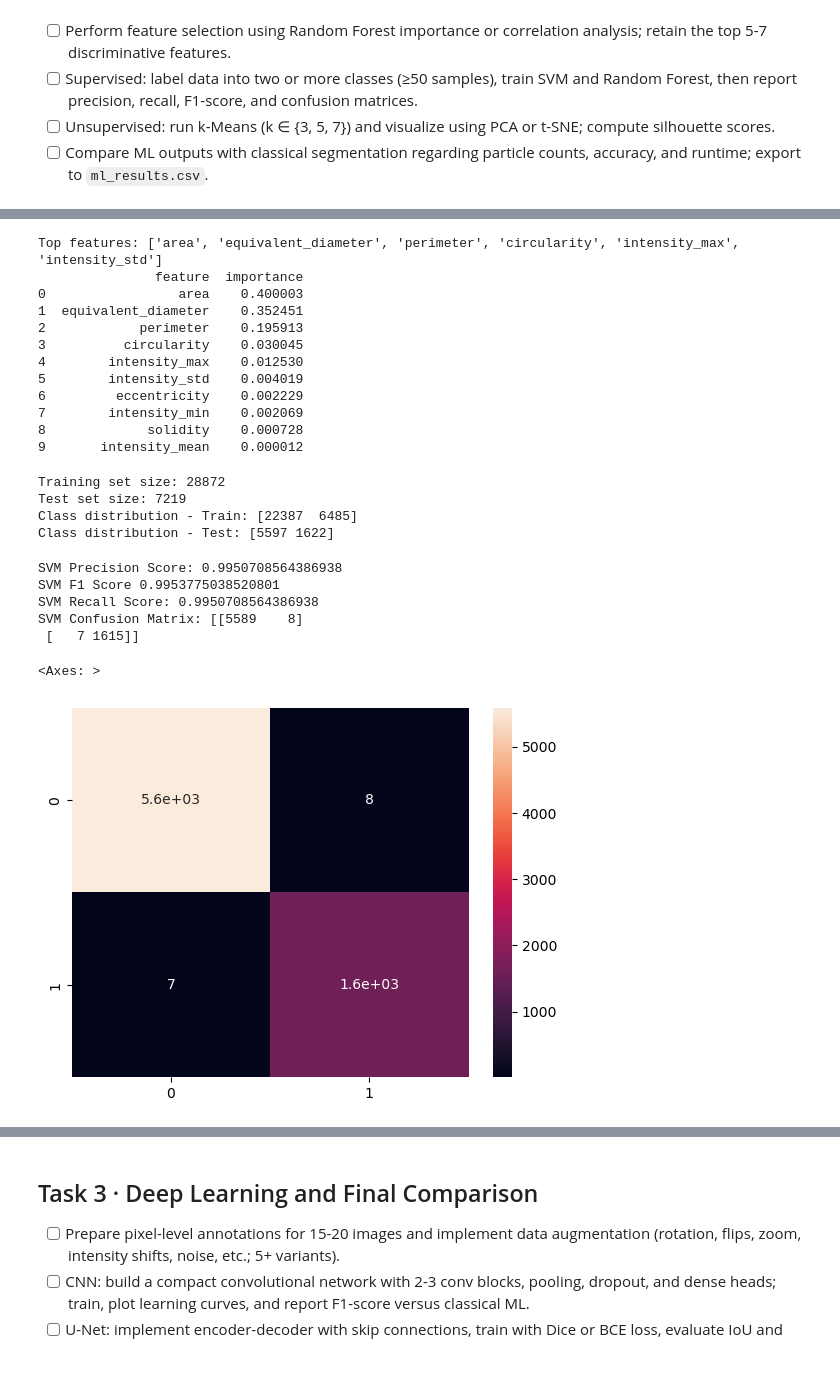
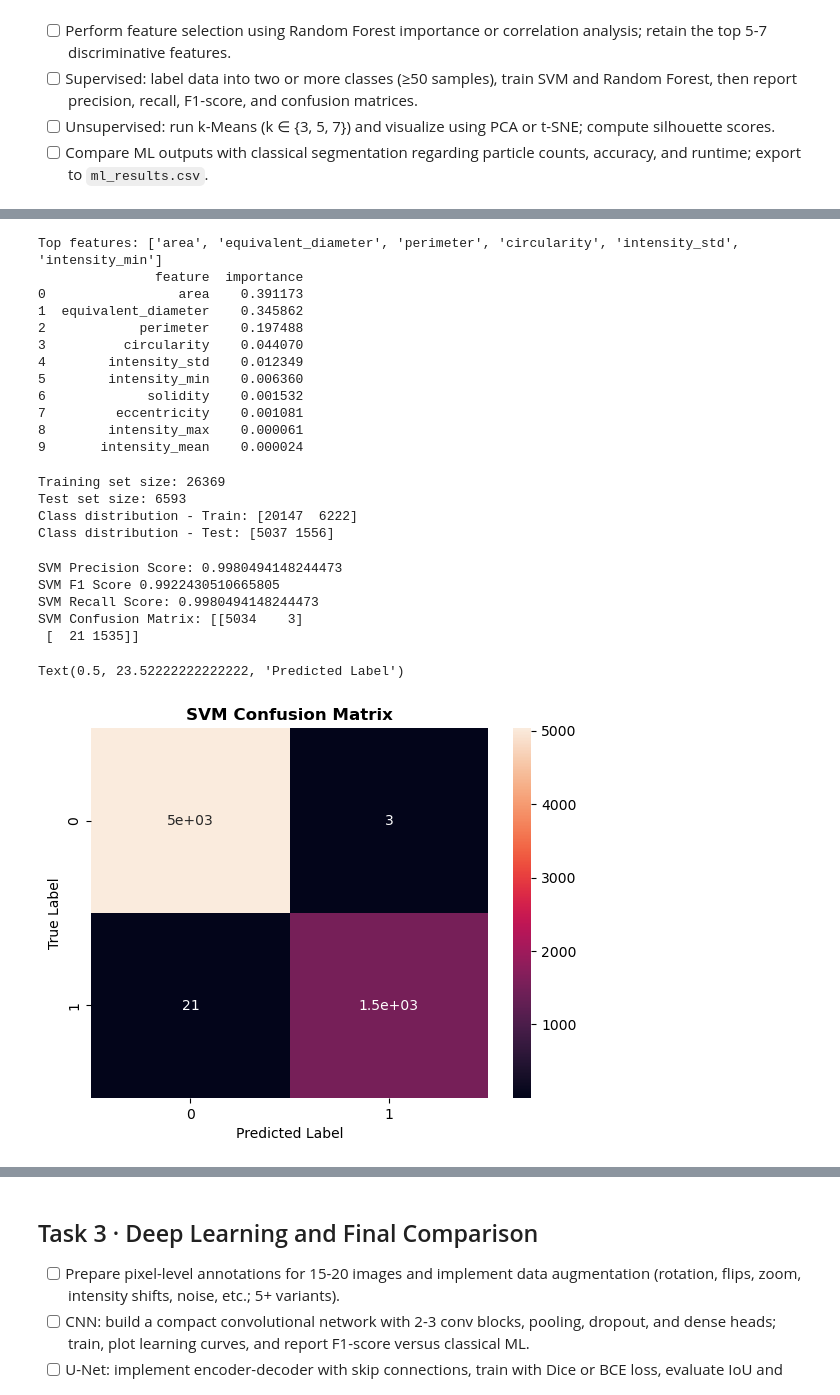
Before and after one commit to kgeisenman/MATSCI465_KatieEisenman, a Jupyter notebook: Week3+4/assignment_04_combined (1).ipynb, the cells around one changed output, grey strips where cells are left out. Cells and saved outputs as stored; diff of their text form; code cells hidden in the pictures; blank space fills up the shorter version.

```diff
--- a/Week3+4/assignment_04_combined (1).ipynb
+++ b/Week3+4/assignment_04_combined (1).ipynb
@@ -31,11 +31,16 @@ from scipy import fft
 import matplotlib.pyplot as plt
 import os
 
+
+import tensorflow as tf
+tf.config.set_visible_devices([], 'GPU')       # <-- hard-disable Apple Metal GPU
+
+
 # DOPAD dataset: download from https://dopad.github.io/docs/download/
 # After extraction, adjust IMAGE_DIR to your local path
 
 # Use absolute path to ensure it works regardless of kernel working directory
-IMAGE_DIR = Path('/Users/kgeis/Documents/MSE-465/MATSCI465_KatieEisenman/Week3+4/samples')
+IMAGE_DIR = Path('/Users/kgeis/Documents/MSE-465/samples')
 
 print(f"Current working directory: {os.getcwd()}")
 print(f"IMAGE_DIR: {IMAGE_DIR}")
@@ -105,7 +110,7 @@ SNR After Median Filtering: 4.91625
 SNR After CLAHE: 4.91846
 # %%
 threshold = filters.threshold_otsu(enhanced_image)
-binary = enhanced_image > threshold
+binary = enhanced_image < threshold
 
 separated = scipy.ndimage.distance_transform_edt(binary)
 
@@ -207,25 +212,6 @@ from sklearn.svm import SVC
 #     edges = canny(region)
 #     edge_rat = np.sum(edges) / area
 
-#FIX LATERRR
-def edge_ratio(region):
-    """
-    Fraction of pixels inside the region that are detected as edges by Canny.
-    This function is compatible with skimage.measure.regionprops(..., extra_properties=[edge_ratio]).
-    """
-    # Bbox-aligned intensity patch and binary mask are provided by regionprops:
-    patch = region.intensity_image   # 2D array cropped to region.bbox
-    mask  = region.image             # boolean mask same shape as patch
-
-    area = region.area
-    if area <= 0 or not mask.any():
-        return 0.0
-
-    # Run Canny on the intensity patch (must be 2D grayscale)
-    edges = canny(patch, sigma=1.0)
-
-    # Edge density strictly within the region
-    return float(edges[mask].mean())  # == edges[mask].sum() / area
 
 
 def identify_features(image, region):
@@ -272,7 +258,7 @@ def build_dataset(image_files):
         enhanced_image = exposure.equalize_adapthist(med_filtered_image, clip_limit=0.015)
 
         threshold = filters.threshold_otsu(enhanced_image)
-        binary = enhanced_image > threshold
+        binary = enhanced_image < threshold
 
         separated = scipy.ndimage.distance_transform_edt(binary)
 
@@ -348,18 +334,18 @@ top_features, fi_df, feature_df_top = select_top_features_by_importance(
 print("Top features:", top_features)
 print(fi_df.head(10))  # full ranking (top 10 shown)
 # %% [output]
-Top features: ['area', 'equivalent_diameter', 'perimeter', 'circularity', 'intensity_max', 'intensity_std']
+Top features: ['area', 'equivalent_diameter', 'perimeter', 'circularity', 'intensity_std', 'intensity_min']
                feature  importance
-0                 area    0.400003
-1  equivalent_diameter    0.352451
-2            perimeter    0.195913
-3          circularity    0.030045
-4        intensity_max    0.012530
-5        intensity_std    0.004019
-6         eccentricity    0.002229
-7        intensity_min    0.002069
-8             solidity    0.000728
-9       intensity_mean    0.000012
+0                 area    0.391173
+1  equivalent_diameter    0.345862
+2            perimeter    0.197488
+3          circularity    0.044070
+4        intensity_std    0.012349
+5        intensity_min    0.006360
+6             solidity    0.001532
+7         eccentricity    0.001081
+8        intensity_max    0.000061
+9       intensity_mean    0.000024
 # %%
 # 3. Supervised ML:
 #    - Split data into train/test (80/20)
@@ -377,44 +363,47 @@ print(f"Test set size: {len(X_test)}")
 print(f"Class distribution - Train: {np.bincount(y_train)}")
 print(f"Class distribution - Test: {np.bincount(y_test)}")
 # %% [output]
-Training set size: 28872
-Test set size: 7219
-Class distribution - Train: [22387  6485]
-Class distribution - Test: [5597 1622]
+Training set size: 26369
+Test set size: 6593
+Class distribution - Train: [20147  6222]
+Class distribution - Test: [5037 1556]
 # %%
 #    - Train SVM with kernel='rbf' and Random Forest with n_estimators=100
 #    - Compute F1-score: metrics.f1_score(y_true, y_pred)
 #    - Create confusion matrix: metrics.confusion_matrix(y_true, y_pred)
 
 
 svm_model = SVC(kernel='rbf')
 svm_model.fit(X_train, y_train)
 svm_predicted = svm_model.predict(X_test)
 
 #Precision of SVM
 precision_svm = precision_score(y_test, svm_predicted)
 print(f'SVM Precision Score: {precision_svm}')
 
 #F1-score of SVM
 f1_score_svm = f1_score(y_test, svm_predicted)
 print(f'SVM F1 Score {f1_score_svm}')
 
 #Recall score of SVM
 recall_svm = recall_score(y_test, svm_predicted)
 print(f'SVM Recall Score: {precision_svm}')
 
 #Confusion Matrix of SVM
 confusion_svm = confusion_matrix(y_test, svm_predicted)
 print(f'SVM Confusion Matrix: {confusion_svm}')
 sns.heatmap(confusion_svm, annot=True) #normalize later
+plt.title('SVM Confusion Matrix', fontsize=12, fontweight='bold')
+plt.ylabel('True Label')
+plt.xlabel('Predicted Label')
 # %% [output]
-SVM Precision Score: 0.9950708564386938
-SVM F1 Score 0.9953775038520801
-SVM Recall Score: 0.9950708564386938
-SVM Confusion Matrix: [[5589    8]
- [   7 1615]]
+SVM Precision Score: 0.9980494148244473
+SVM F1 Score 0.9922430510665805
+SVM Recall Score: 0.9980494148244473
+SVM Confusion Matrix: [[5034    3]
+ [  21 1535]]
-<Axes: >
+Text(0.5, 23.52222222222222, 'Predicted Label')
-[figure, old version]
+[figure, new version]
 # %%
 RF_model = RandomForestClassifier(n_estimators=100)
 RF_model.fit(X_train, y_train)
```
Also changed, not shown: parts of 16 cells of this notebook.
